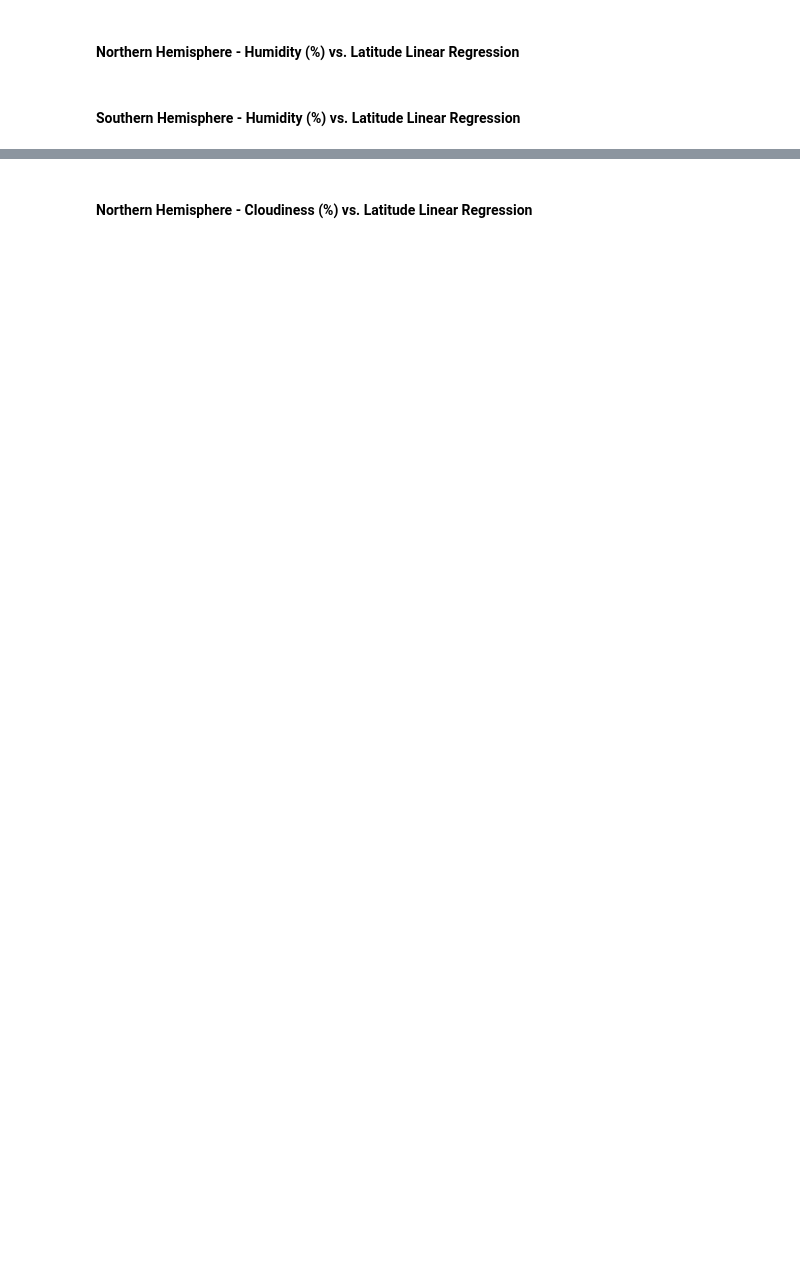
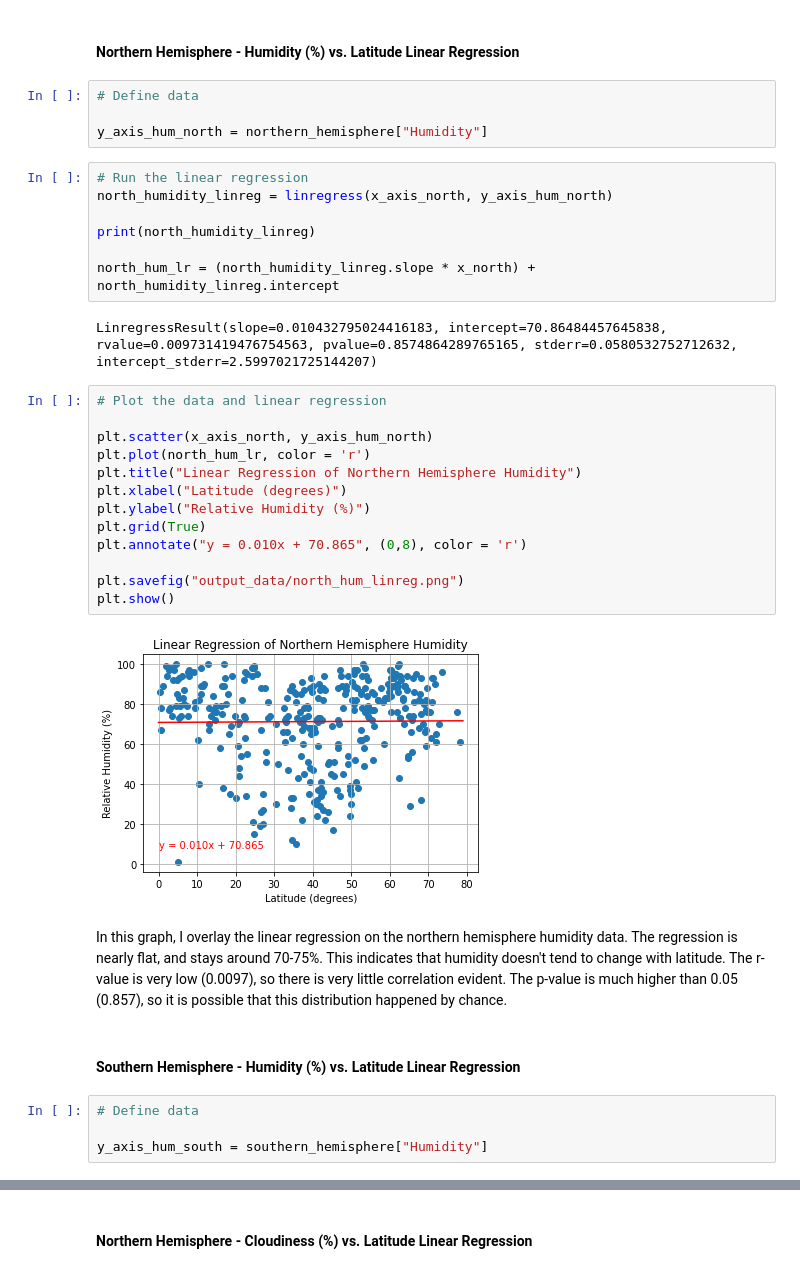
Before and after one commit to SamEspe/python-api-challenge, a Jupyter notebook: WeatherPy.ipynb, the cells around one changed output, grey strips where cells are left out. Cells and saved outputs as stored; diff of their text form; blank space fills up the shorter version.

```diff
--- a/WeatherPy.ipynb
+++ b/WeatherPy.ipynb
@@ -276,4 +338,38 @@ southern_hemisphere = clean_city_data.loc[clean_city_data["Lat"] < 0]
 # %% [markdown]
 ####  Northern Hemisphere - Humidity (%) vs. Latitude Linear Regression
+# %%
+# Define data
+
+y_axis_hum_north = northern_hemisphere["Humidity"]
+# %%
+# Run the linear regression
+north_humidity_linreg = linregress(x_axis_north, y_axis_hum_north)
+
+print(north_humidity_linreg)
+
+north_hum_lr = (north_humidity_linreg.slope * x_north) + north_humidity_linreg.intercept
+# %% [output]
+LinregressResult(slope=0.010432795024416183, intercept=70.86484457645838, rvalue=0.009731419476754563, pvalue=0.8574864289765165, stderr=0.0580532752712632, intercept_stderr=2.5997021725144207)
+# %%
+# Plot the data and linear regression
+
+plt.scatter(x_axis_north, y_axis_hum_north)
+plt.plot(north_hum_lr, color = 'r')
+plt.title("Linear Regression of Northern Hemisphere Humidity")
+plt.xlabel("Latitude (degrees)")
+plt.ylabel("Relative Humidity (%)")
+plt.grid(True)
+plt.annotate("y = 0.010x + 70.865", (0,8), color = 'r')
+
+plt.savefig("output_data/north_hum_linreg.png")
+plt.show()
+# %% [output]
+[figure, added]
+# %% [markdown]
+In this graph, I overlay the linear regression on the northern hemisphere humidity data. The regression is nearly flat, and stays around 70-75%. This indicates that humidity doesn't tend to change with latitude. The r-value is very low (0.0097), so there is very little correlation evident. The p-value is much higher than 0.05 (0.857), so it is possible that this distribution happened by chance.
 # %% [markdown]
 ####  Southern Hemisphere - Humidity (%) vs. Latitude Linear Regression
+# %%
+# Define data
+
+y_axis_hum_south = southern_hemisphere["Humidity"]
```
Also changed, not shown: parts of 39 cells of this notebook, 12 other files.
